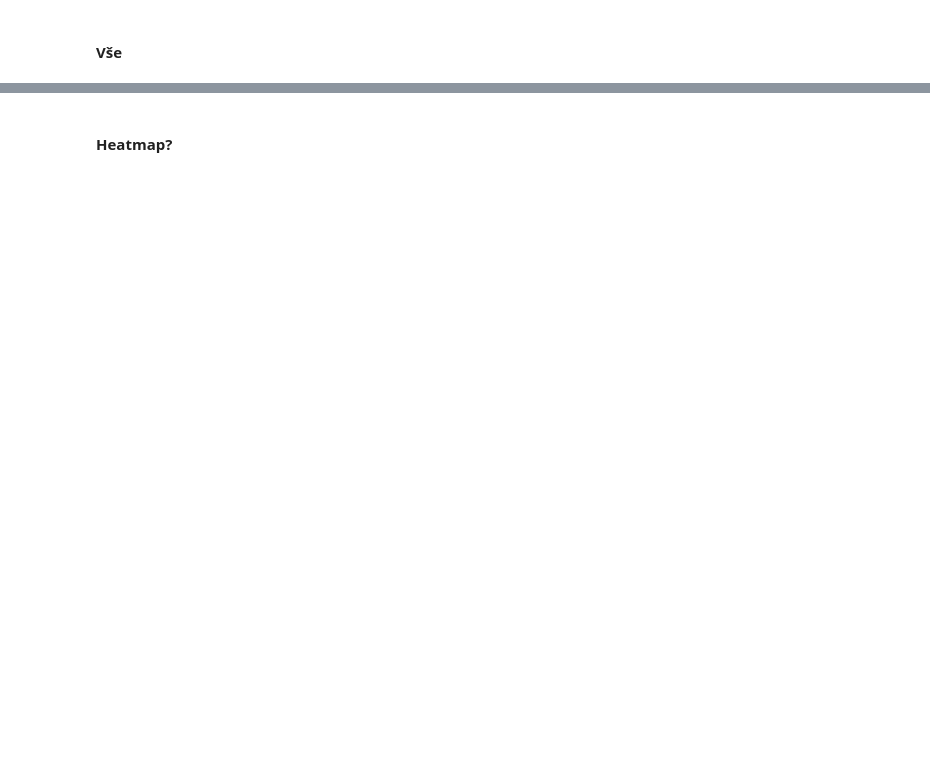
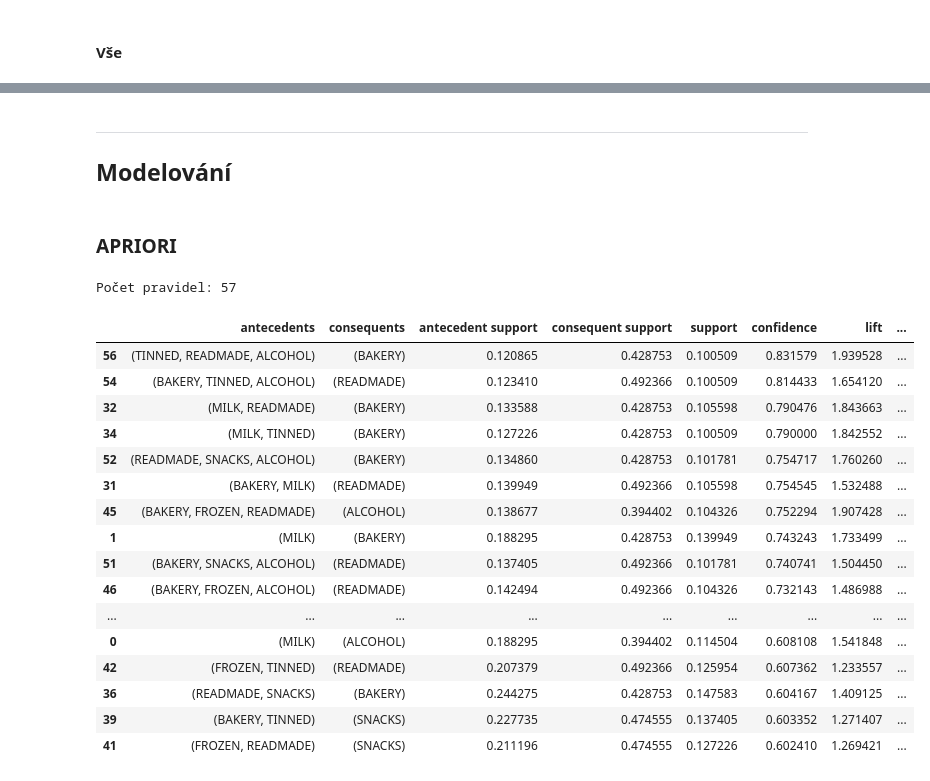
Before and after one commit to RadekMocek/DM, a Jupyter notebook: notebook/alza.ipynb, the cells around one changed output, grey strips where cells are left out. Cells and saved outputs as stored; diff of their text form; code cells hidden in the pictures; blank space fills up the shorter version.

Commit message:
apriori a nasazení

```diff
--- a/notebook/alza.ipynb
+++ b/notebook/alza.ipynb
@@ -207,5 +221,42 @@ edges = hvnx.draw_networkx_edges(G_web_all, nodes_pos, edge_color=edge_colors, c
 nodes * labels * edges
 # %% [output]
 [interactive output not drawn]
-# %% [markdown]
-#### Heatmap?
+# %% [markdown]
+---
+
+## Modelování
+# %% [markdown]
+### APRIORI
+# %%
+MINIMUM_ANTECEDENT_SUPPORT = 0.1
+MINIMUM_RULE_CONFIDENCE = 0.60
+
+flags_bool = flags.map(bool)
+item_frequencies = apriori(flags_bool, min_support=MINIMUM_ANTECEDENT_SUPPORT, use_colnames=True)
+a_rules = (
+    association_rules(item_frequencies, metric="confidence", min_threshold=MINIMUM_RULE_CONFIDENCE)
+    .drop(columns=["representativity"])
+    .sort_values(by="confidence", ascending=False)
+)
+
+print("Počet pravidel:", len(a_rules.index))
+a_rules
+# %% [output]
+Počet pravidel: 57
+|  | antecedents | consequents | antecedent support | consequent support | support | confidence | lift | ... |
+| 56 | (TINNED, READMADE, ALCOHOL) | (BAKERY) | 0.120865 | 0.428753 | 0.100509 | 0.831579 | 1.939528 | ... |
+| 54 | (BAKERY, TINNED, ALCOHOL) | (READMADE) | 0.123410 | 0.492366 | 0.100509 | 0.814433 | 1.654120 | ... |
+| 32 | (MILK, READMADE) | (BAKERY) | 0.133588 | 0.428753 | 0.105598 | 0.790476 | 1.843663 | ... |
+| 34 | (MILK, TINNED) | (BAKERY) | 0.127226 | 0.428753 | 0.100509 | 0.790000 | 1.842552 | ... |
+| 52 | (READMADE, SNACKS, ALCOHOL) | (BAKERY) | 0.134860 | 0.428753 | 0.101781 | 0.754717 | 1.760260 | ... |
+| 31 | (BAKERY, MILK) | (READMADE) | 0.139949 | 0.492366 | 0.105598 | 0.754545 | 1.532488 | ... |
+| 45 | (BAKERY, FROZEN, READMADE) | (ALCOHOL) | 0.138677 | 0.394402 | 0.104326 | 0.752294 | 1.907428 | ... |
+| 1 | (MILK) | (BAKERY) | 0.188295 | 0.428753 | 0.139949 | 0.743243 | 1.733499 | ... |
+| 51 | (BAKERY, SNACKS, ALCOHOL) | (READMADE) | 0.137405 | 0.492366 | 0.101781 | 0.740741 | 1.504450 | ... |
+| 46 | (BAKERY, FROZEN, ALCOHOL) | (READMADE) | 0.142494 | 0.492366 | 0.104326 | 0.732143 | 1.486988 | ... |
+| ... | ... | ... | ... | ... | ... | ... | ... | ... |
+| 0 | (MILK) | (ALCOHOL) | 0.188295 | 0.394402 | 0.114504 | 0.608108 | 1.541848 | ... |
+| 42 | (FROZEN, TINNED) | (READMADE) | 0.207379 | 0.492366 | 0.125954 | 0.607362 | 1.233557 | ... |
+| 36 | (READMADE, SNACKS) | (BAKERY) | 0.244275 | 0.428753 | 0.147583 | 0.604167 | 1.409125 | ... |
+| 39 | (BAKERY, TINNED) | (SNACKS) | 0.227735 | 0.474555 | 0.137405 | 0.603352 | 1.271407 | ... |
+| 41 | (FROZEN, READMADE) | (SNACKS) | 0.211196 | 0.474555 | 0.127226 | 0.602410 | 1.269421 | ... |
```
Also changed, not shown: parts of 10 cells of this notebook, 1 other file.
